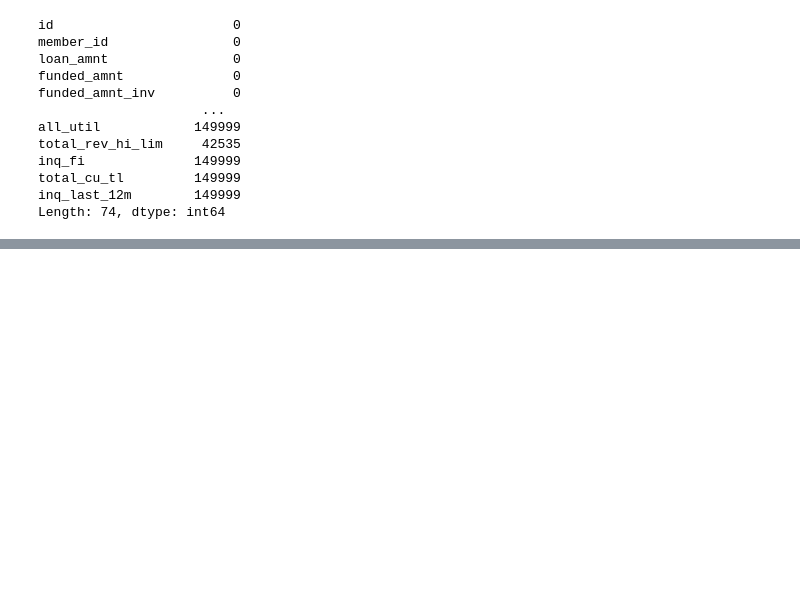
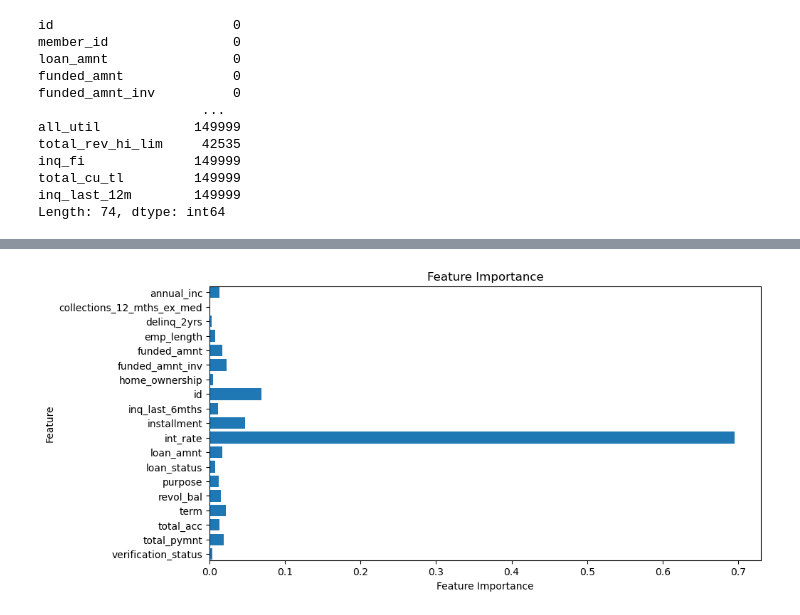
Before and after one commit to ventru557/Project2_Group4, a Jupyter notebook: Credit_Risk_Analysis.ipynb, the cells around one changed output, grey strips where cells are left out. Saved outputs shown, nothing was run; the diff lists cells and outputs as text; code cells hidden in the pictures; blank space fills up the shorter version.

```diff
--- a/Credit_Risk_Analysis.ipynb
+++ b/Credit_Risk_Analysis.ipynb
@@ -199,0 +272,5 @@ df_data_clean.head()
+# %%
+# Train the model with k = 9 value
+knn = KNeighborsClassifier(n_neighbors=9)
+knn.fit(X_train_scaled, y_train)
+print('k=9 Test Accuracy: %.3f' % knn.score(X_test_scaled, y_test))
@@ -199,0 +279,7 @@ df_data_clean.head()
+# %%
+# Train the Random Forest model to compare with K-Nearest Neighbor model
+rf = RandomForestClassifier(random_state=1, n_estimators=200).fit(X_train_scaled, y_train)
+
+# Evaluate the model
+print(f'Training Score by RF: {rf.score(X_train_scaled, y_train)}')
+print(f'Testing Score by RF: {rf.score(X_test_scaled, y_test)}')
@@ -199,0 +330,17 @@ df_data_clean.head()
+# %%
+# Plot the feature importance
+features = sorted(zip(rf.feature_importances_, X.columns), key = lambda x: x[1], reverse=True)
+columns = [x[0] for x in features]
+width = [x[1] for x in features]
+
+fig, ax = plt.subplots()
+
+fig.set_size_inches(10, 5)
+plt.margins(y=0.001)
+ax.barh(width, columns, align='center')
+plt.xlabel('Feature Importance')
+plt.ylabel('Feature')
+plt.title('Feature Importance')
+plt.show()
+# %% [output]
+[figure, added]
```
Also changed, not shown: parts of 44 cells of this notebook, 1 other file.
